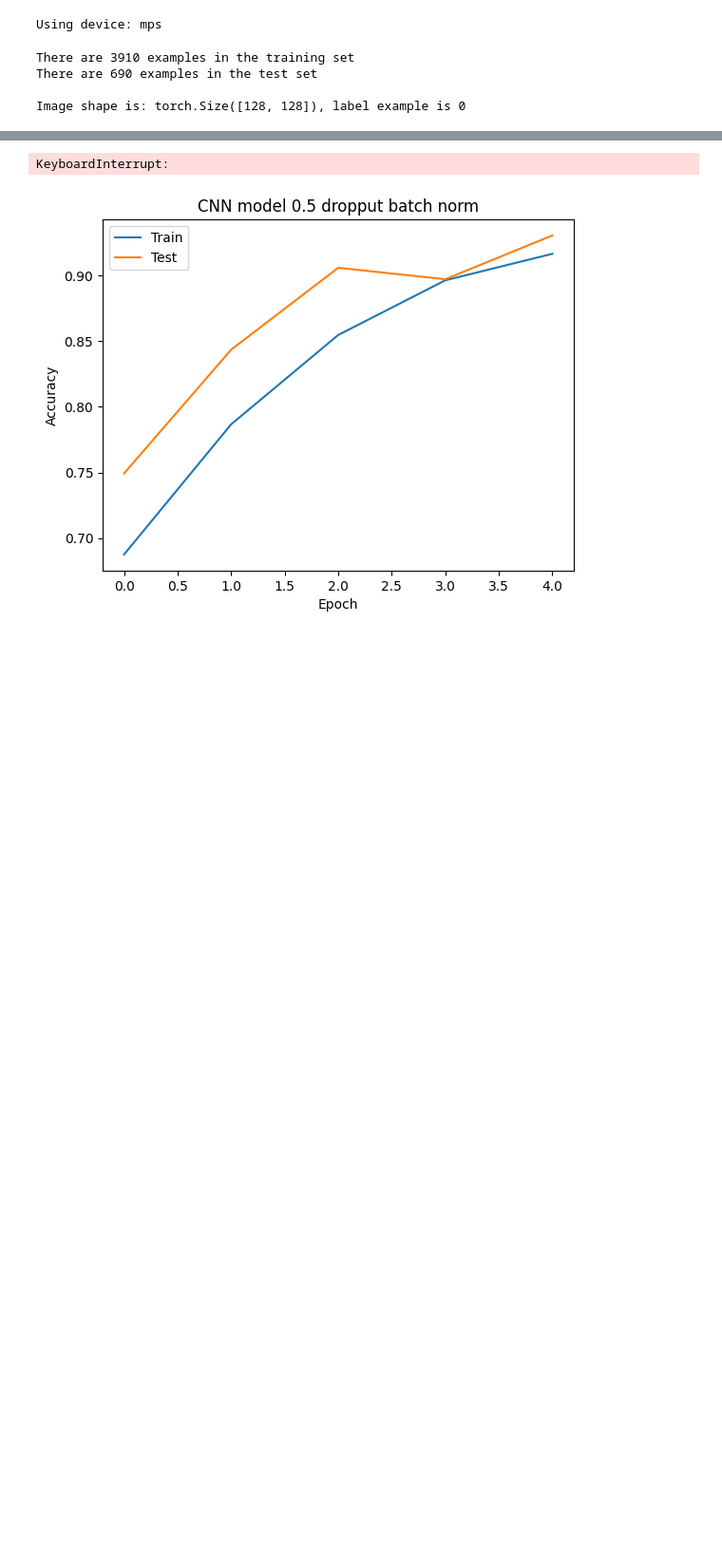
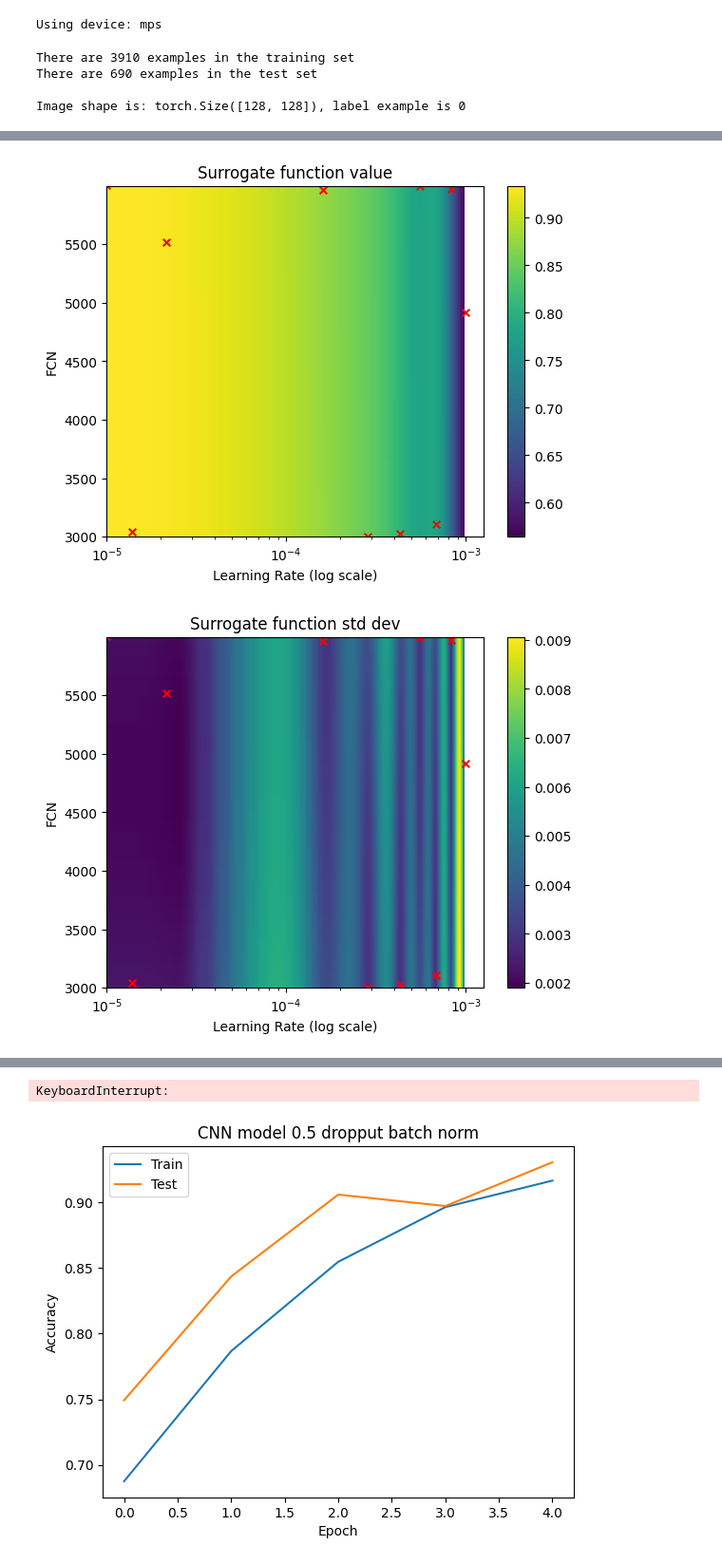
Before and after one commit to TeisAggerholm/02463_BO_project, a Jupyter notebook: VGG16D_v1.ipynb, the cells around one changed output, grey strips where cells are left out. Shown at 95% size. Drawn from its saved outputs; the diff is of its cells as text; code cells hidden in the pictures; blank space fills up the shorter version.

```diff
--- a/VGG16D_v1.ipynb
+++ b/VGG16D_v1.ipynb
@@ -340,0 +347,48 @@ array([0.7057971 , 0.83623188])
+# %%
+import numpy as np
+import matplotlib.pyplot as plt
+
+model = opt.models[-1]
+pgrid = np.array(np.meshgrid(np.arange(learning_rate[0], learning_rate[1], 0.00001),
+                             np.arange(*final_layer), indexing='ij'))
+pgrid_norm = np.array([opt.space[i][1].transform(x) for i, x in enumerate(pgrid.reshape(2, -1))])
+
+extra_dims = np.zeros((4, pgrid_norm.shape[1]))
+extra_dims[0, :] = 1
+pgrid_norm = np.concatenate((pgrid_norm, extra_dims), axis=0)
+
+# Keep only the first two dimensions for plotting
+pgrid_norm = pgrid_norm[:2, :]
+ye, ye_std = model.predict(X=pgrid_norm.T, return_std=True)
+
+# Reshape outputs to fit the grid structure
+ye_img = -np.array(ye).reshape(pgrid[0].shape[:2])
+ye_std_img = np.array(ye_std).reshape(pgrid[0].shape[:2])
+
+# For plotting points searched
+xx = [i[0] for i in opt.x_iters]
+yy = [i[1] for i in opt.x_iters]
+
+# Set up figure with log scale
+plt.figure()
+plt.scatter(xx, yy, c='red', marker='x', label='Optimized points', s=30)
+plt.imshow(ye_img.T, origin='lower', extent=[pgrid[0].min(), pgrid[0].max(), pgrid[1].min(), pgrid[1].max()], aspect='auto')
+plt.colorbar()
+plt.xscale('log')  # Set x-axis to log scale
+plt.xlabel('Learning Rate (log scale)')
+plt.ylabel('FCN')
+plt.title('Surrogate function value')
+
+plt.figure()
+plt.scatter(xx, yy, c='red', marker='x', label='Optimized points', s=30)
+plt.imshow(ye_std_img.T, origin='lower', extent=[pgrid[0].min(), pgrid[0].max(), pgrid[1].min(), pgrid[1].max()], aspect='auto')
+plt.colorbar()
+plt.xscale('log')  # Set x-axis to log scale
+plt.xlabel('Learning Rate (log scale)')
+plt.ylabel('FCN')
+plt.title('Surrogate function std dev')
+
+plt.show()
+# %% [output]
+[figure, added]
+[figure, added]
```
Also changed, not shown: parts of 4 cells of this notebook, 3 other files.
